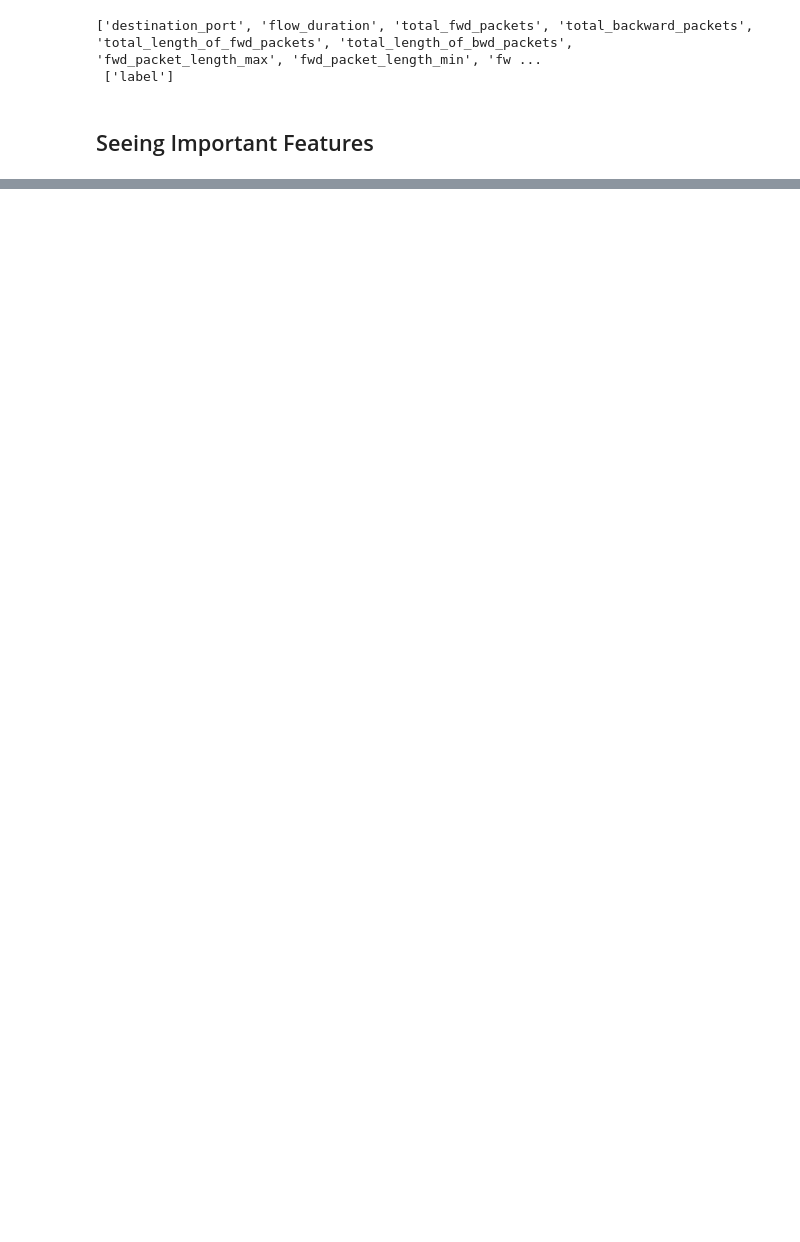
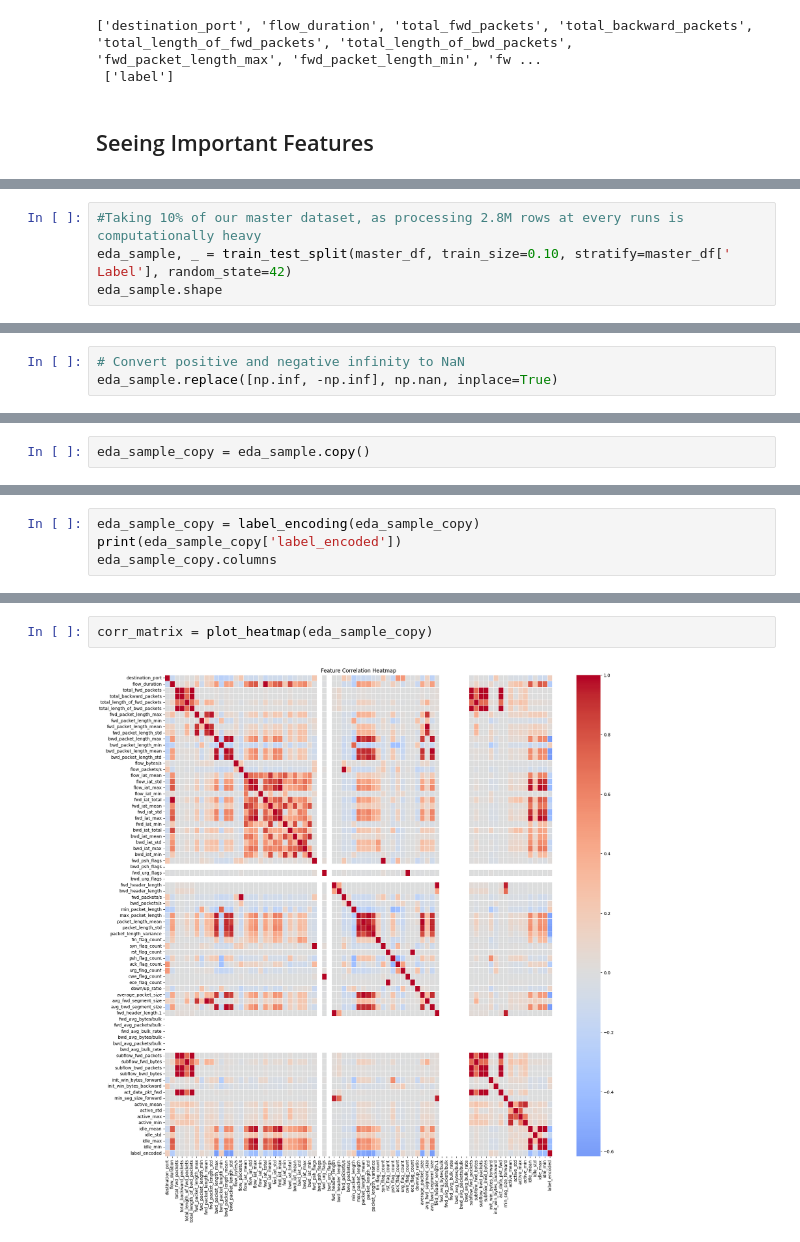
Before and after one commit to Priyanshuc26/ActiveFlow-NIDS, a Jupyter notebook: EDA/EDA.ipynb, the cells around one changed output, grey strips where cells are left out. Saved outputs shown, nothing was run; the diff lists cells and outputs as text; blank space fills up the shorter version.

```diff
--- a/EDA/EDA.ipynb
+++ b/EDA/EDA.ipynb
@@ -311,0 +330,4 @@ weighted avg       1.00      1.00      1.00     67724
+# %%
+#Taking 10% of our master dataset, as processing 2.8M rows at every runs is computationally heavy
+eda_sample, _ = train_test_split(master_df, train_size=0.10, stratify=master_df[' Label'], random_state=42)
+eda_sample.shape
@@ -311,0 +428,3 @@ weighted avg       1.00      1.00      1.00     67724
+# %%
+# Convert positive and negative infinity to NaN
+eda_sample.replace([np.inf, -np.inf], np.nan, inplace=True)
@@ -311,0 +433,2 @@ weighted avg       1.00      1.00      1.00     67724
+# %%
+eda_sample_copy = eda_sample.copy()
@@ -311,0 +447,4 @@ weighted avg       1.00      1.00      1.00     67724
+# %%
+eda_sample_copy = label_encoding(eda_sample_copy)
+print(eda_sample_copy['label_encoded'])
+eda_sample_copy.columns
@@ -311,0 +481,4 @@ weighted avg       1.00      1.00      1.00     67724
+# %%
+corr_matrix = plot_heatmap(eda_sample_copy)
+# %% [output]
+[figure, added]
```
Also changed, not shown: parts of 33 cells of this notebook.
